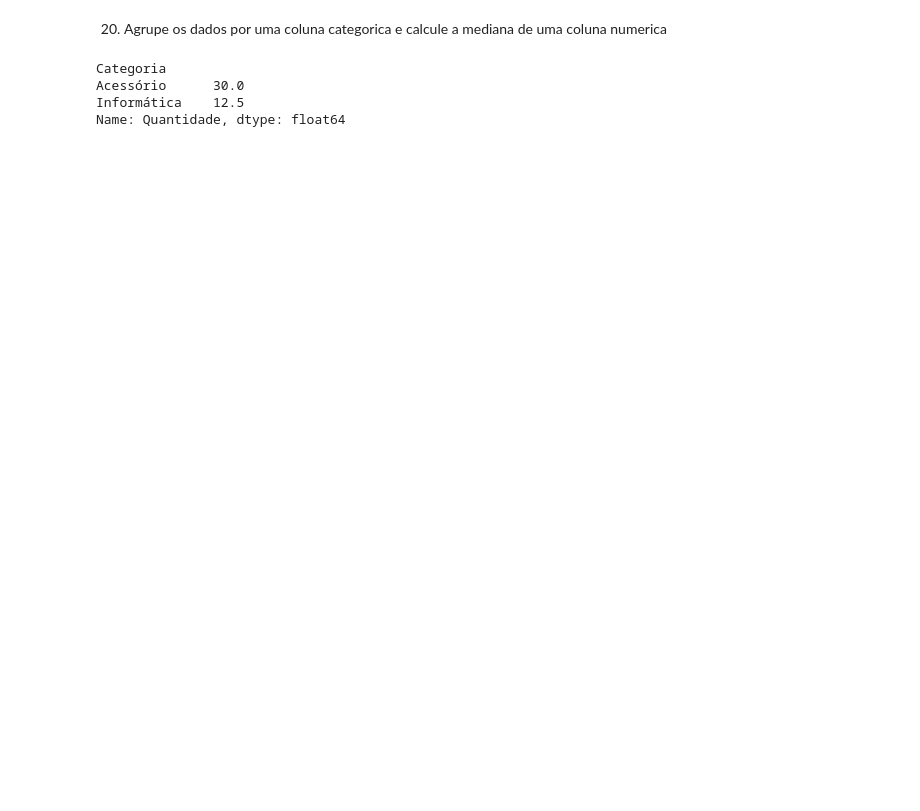
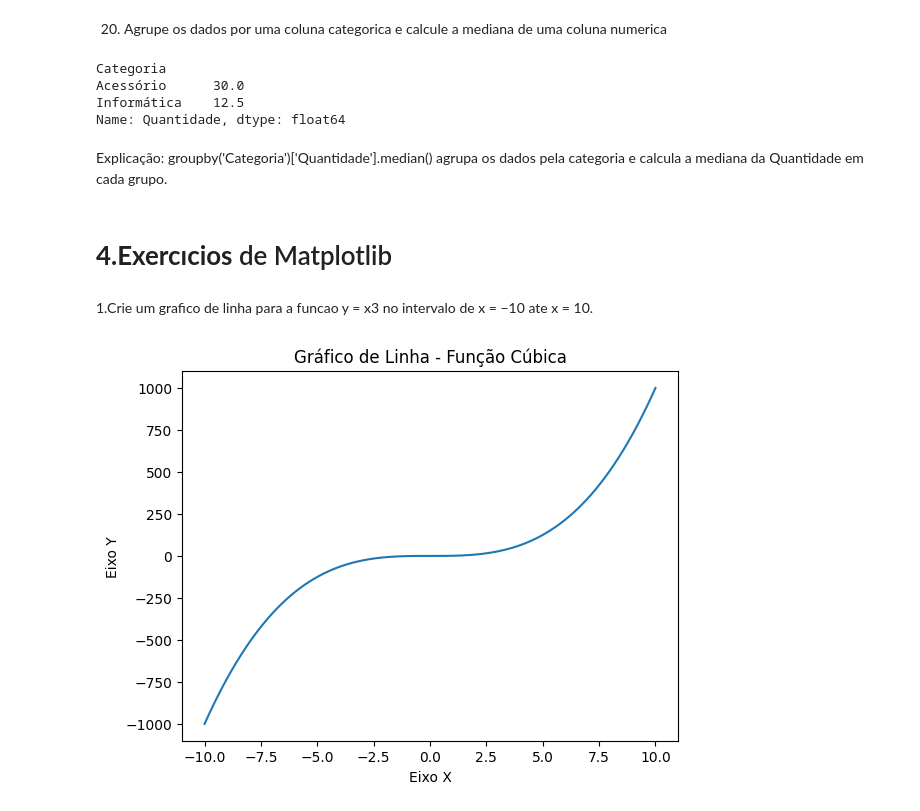
Before and after one commit to liraaricardo/exercicios-biblioteca-python, a Jupyter notebook: Exercicios_PythonBiblioteca__Ricardo_Lira_6B_Noturno_.ipynb, the cells around one changed output. Saved outputs shown, nothing was run; the diff lists cells and outputs as text; code cells hidden in the pictures; blank space fills up the shorter version.

```diff
--- a/Exercicios_PythonBiblioteca__Ricardo_Lira_6B_Noturno_.ipynb
+++ b/Exercicios_PythonBiblioteca__Ricardo_Lira_6B_Noturno_.ipynb
@@ -1211,3 +1250,24 @@ Categoria
 Acessório      30.0
 Informática    12.5
 Name: Quantidade, dtype: float64
+# %% [markdown]
+Explicação: groupby('Categoria')['Quantidade'].median() agrupa os dados pela categoria e calcula a mediana da Quantidade em cada grupo.
+# %% [markdown]
+# **4.Exercıcios** de Matplotlib
+# %% [markdown]
+1.Crie um grafico de linha para a funcao y = x3 no intervalo de x = −10
+ate x = 10.
+# %%
+import matplotlib.pyplot as plt
+import numpy as np
+
+x = np.linspace(-10, 10, 100)
+y = x**3
+
+plt.plot(x, y)
+plt.title("Gráfico de Linha - Função Cúbica")
+plt.xlabel("Eixo X")
+plt.ylabel("Eixo Y")
+plt.show()
+# %% [output]
+[figure, added]
```
Also changed, not shown: parts of 76 cells of this notebook.
